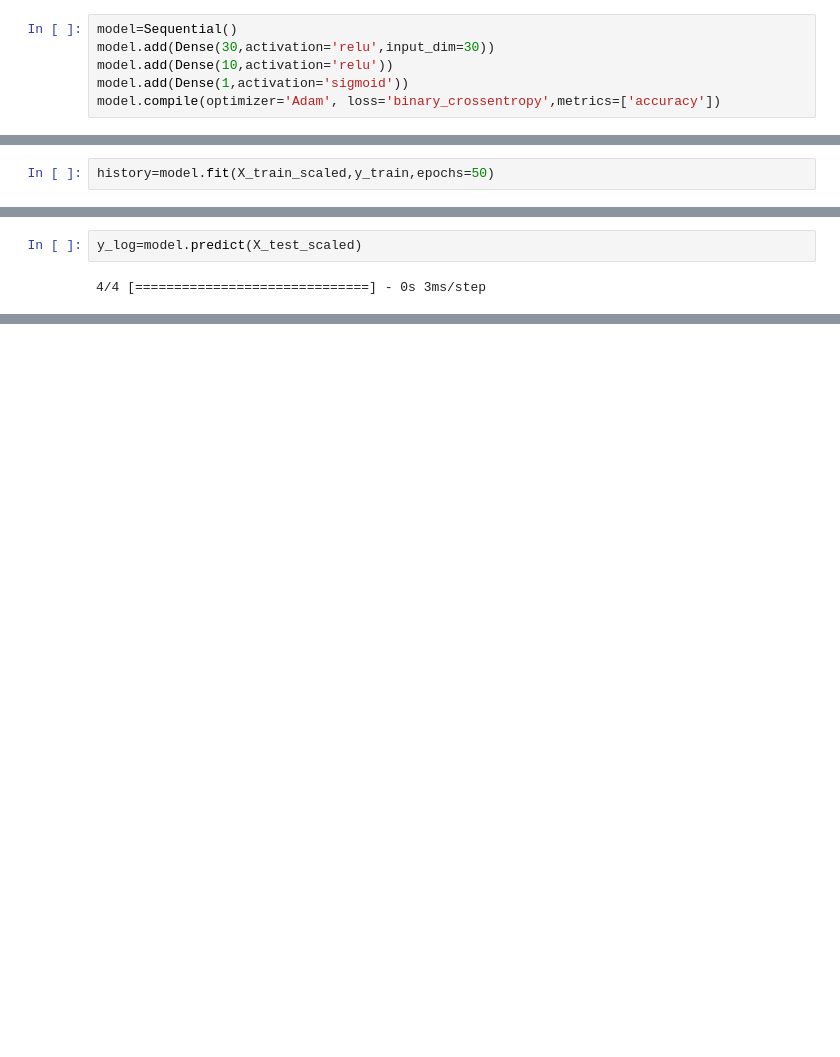
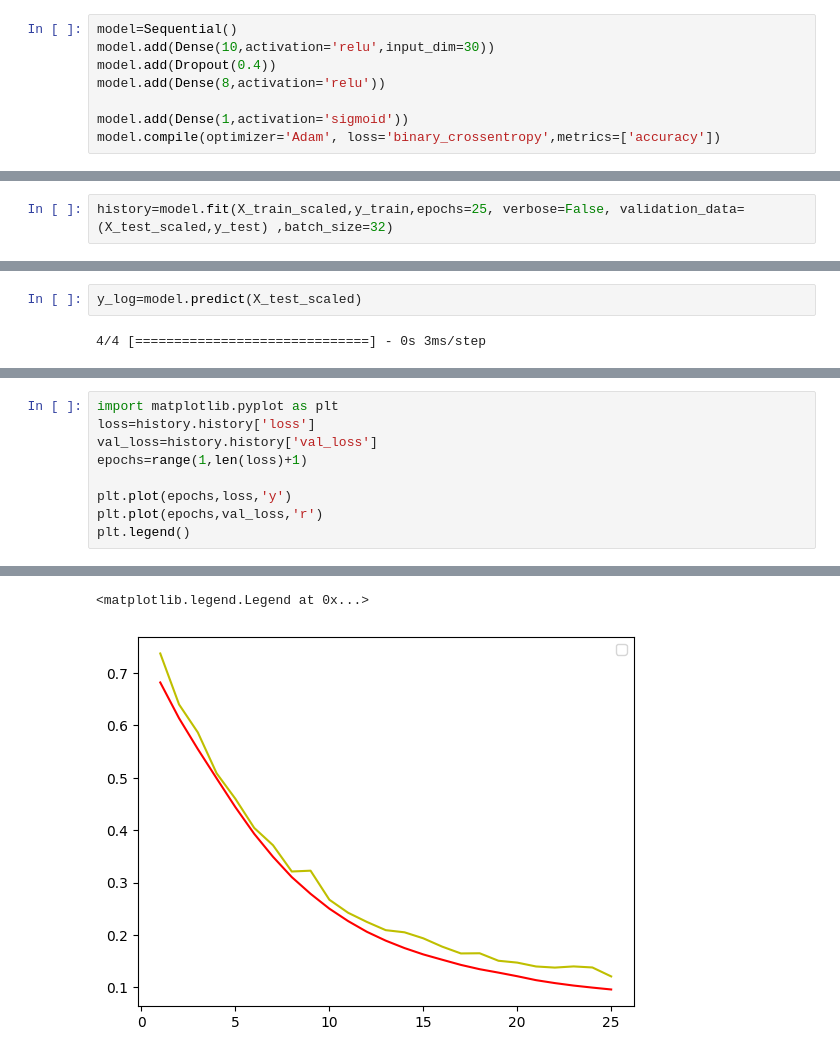
Before and after one commit to vyom-verma/DL_model_cancer_prediction, a Jupyter notebook: cancer.ipynb, the cells around one changed output, grey strips where cells are left out. Drawn from its saved outputs; the diff is of its cells as text; blank space fills up the shorter version.

```diff
--- a/cancer.ipynb
+++ b/cancer.ipynb
@@ -114,7 +126,9 @@ from tensorflow.keras.layers import Dense
 # %%
 model=Sequential()
-model.add(Dense(30,activation='relu',input_dim=30))
-model.add(Dense(10,activation='relu'))
+model.add(Dense(10,activation='relu',input_dim=30))
+model.add(Dropout(0.4))
+model.add(Dense(8,activation='relu'))
+
 model.add(Dense(1,activation='sigmoid'))
 model.compile(optimizer='Adam', loss='binary_crossentropy',metrics=['accuracy'])
 # %%
@@ -136,4 +152,4 @@ Trainable params: 1,251
 Non-trainable params: 0
 _________________________________________________________________
 # %%
-history=model.fit(X_train_scaled,y_train,epochs=50)
+history=model.fit(X_train_scaled,y_train,epochs=25, verbose=False, validation_data=(X_test_scaled,y_test) ,batch_size=32)
@@ -180,0 +168,10 @@ accuracy_score(y_test,y_pred)
+# %%
+import matplotlib.pyplot as plt
+loss=history.history['loss']
+val_loss=history.history['val_loss']
+epochs=range(1,len(loss)+1)
+
+plt.plot(epochs,loss,'y')
+plt.plot(epochs,val_loss,'r')
+plt.legend()
+# %% [output]
@@ -180,0 +179,2 @@ accuracy_score(y_test,y_pred)
+<matplotlib.legend.Legend at 0x...>
+[figure, added]
```
Also changed, not shown: parts of 19 cells of this notebook.
